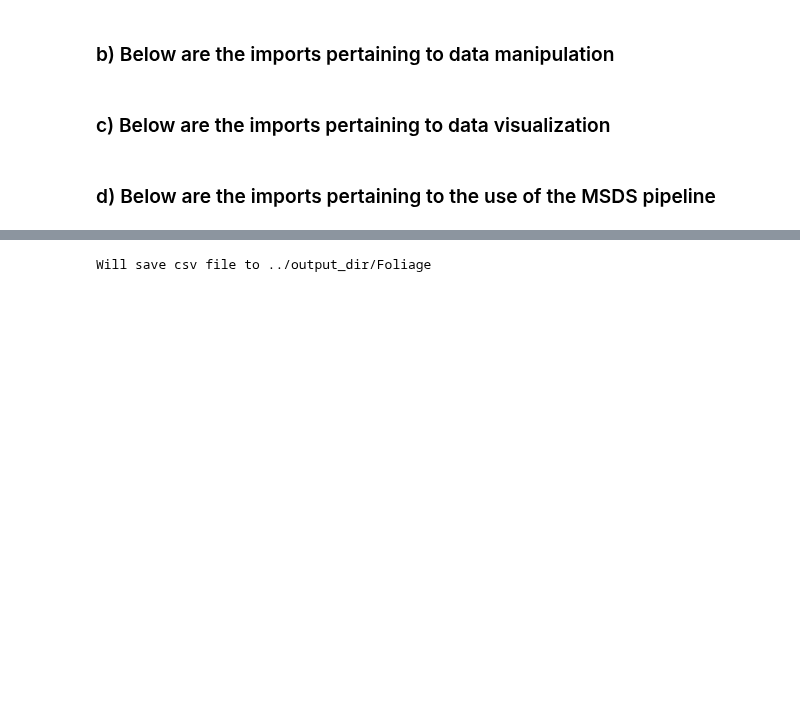
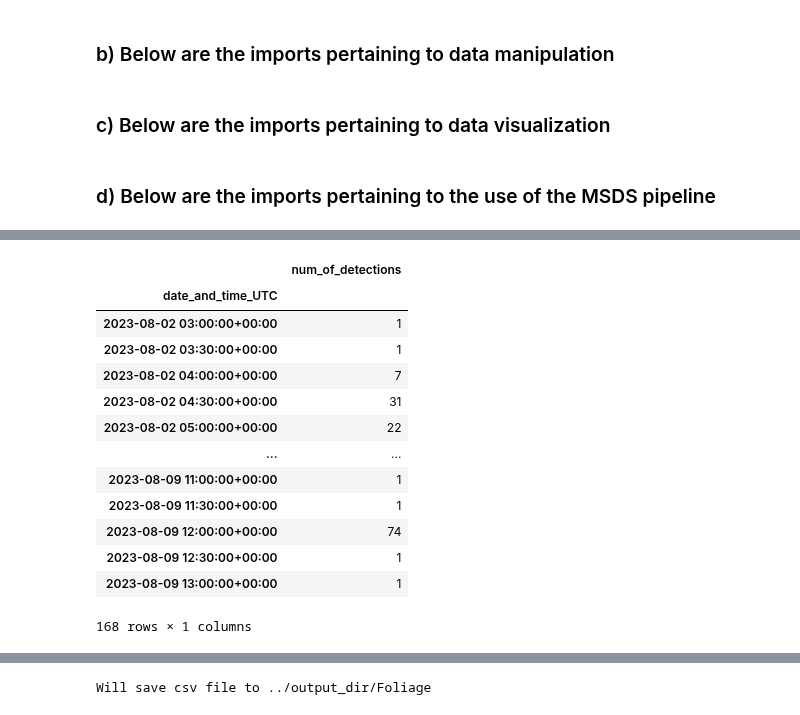
Before and after one commit to uw-echospace/bat-detector-msds, a Jupyter notebook: notebooks/test_batdetect2_pipeline.ipynb, the cells around one changed output, grey strips where cells are left out. Drawn from its saved outputs; the diff is of its cells as text; code cells hidden in the pictures; blank space fills up the shorter version.

```diff
--- a/notebooks/test_batdetect2_pipeline.ipynb
+++ b/notebooks/test_batdetect2_pipeline.ipynb
@@ -40,0 +61,19 @@ from cfg import get_config
+# %%
+num_dets = pd.read_csv(f'../output_dir/recover-20230809/Telephone Field/activity__recover-20230809_UBNA_010.csv', index_col=0)
+num_dets.set_index('date_and_time_UTC', inplace=True)
+num_dets
+# %% [output]
+|  | num_of_detections |
+| date_and_time_UTC |  |
+| 2023-08-02 03:00:00+00:00 | 1 |
+| 2023-08-02 03:30:00+00:00 | 1 |
+| 2023-08-02 04:00:00+00:00 | 7 |
+| 2023-08-02 04:30:00+00:00 | 31 |
+| 2023-08-02 05:00:00+00:00 | 22 |
+| ... | ... |
+| 2023-08-09 11:00:00+00:00 | 1 |
+| 2023-08-09 11:30:00+00:00 | 1 |
+| 2023-08-09 12:00:00+00:00 | 74 |
+| 2023-08-09 12:30:00+00:00 | 1 |
+| 2023-08-09 13:00:00+00:00 | 1 |
+168 rows × 1 columns
```
Also changed, not shown: parts of 4 cells of this notebook, 1 other file.
